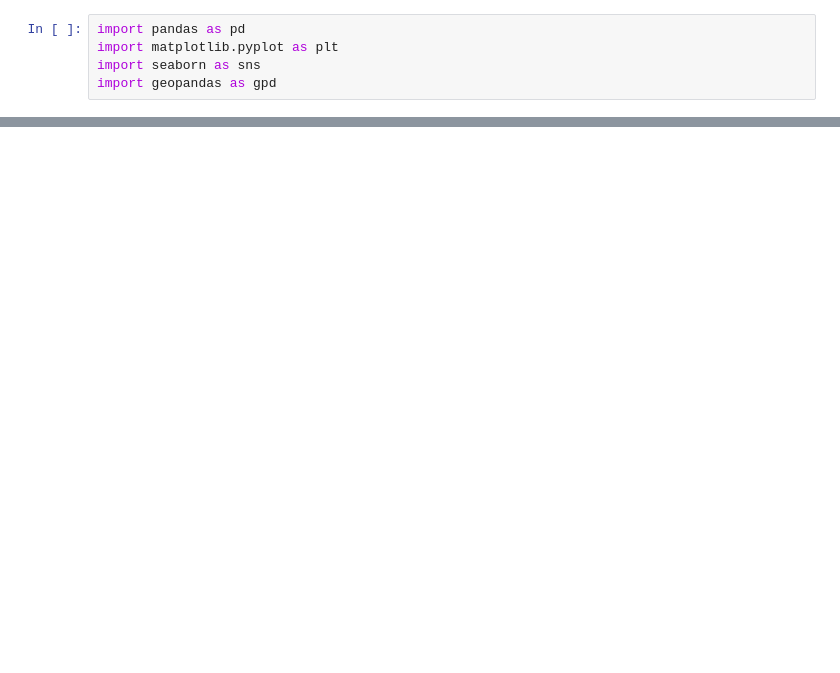
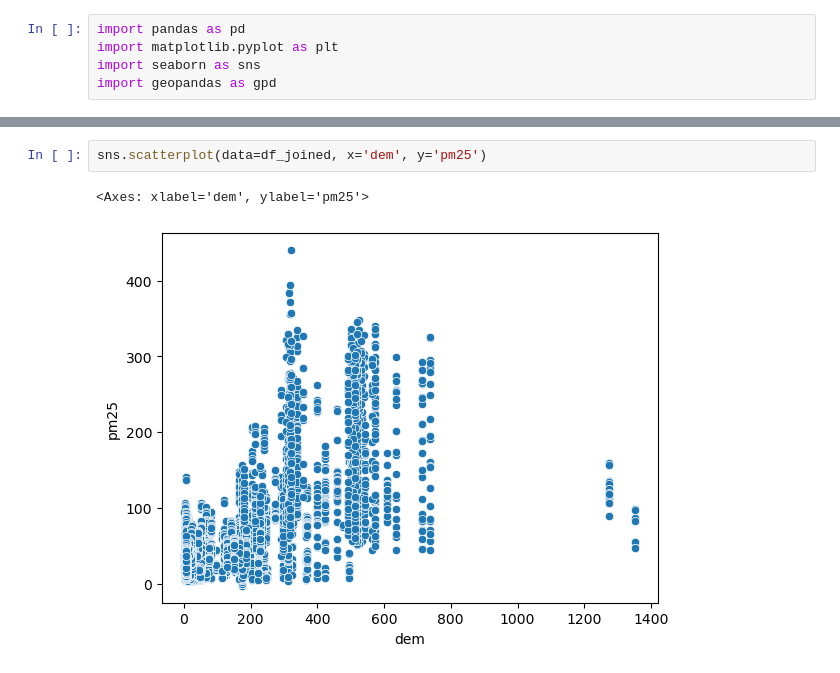
Before and after one commit to surasakcho/pier-blog, a Jupyter notebook: 2024-04-10 Thailand PM25 - Satellite data/integrate/adhoc-explore_aod_vs_pm25.ipynb, the cells around one changed output, grey strips where cells are left out. Drawn from its saved outputs; the diff is of its cells as text; blank space fills up the shorter version.

```diff
--- a/2024-04-10 Thailand PM25 - Satellite data/integrate/adhoc-explore_aod_vs_pm25.ipynb
+++ b/2024-04-10 Thailand PM25 - Satellite data/integrate/adhoc-explore_aod_vs_pm25.ipynb
@@ -39 +101,6 @@ df_joined
+# %%
+sns.scatterplot(data=df_joined, x='dem', y='pm25')
+# %% [output]
+<Axes: xlabel='dem', ylabel='pm25'>
+[figure, added]
 # %%
```
Also changed, not shown: parts of 9 cells of this notebook.
